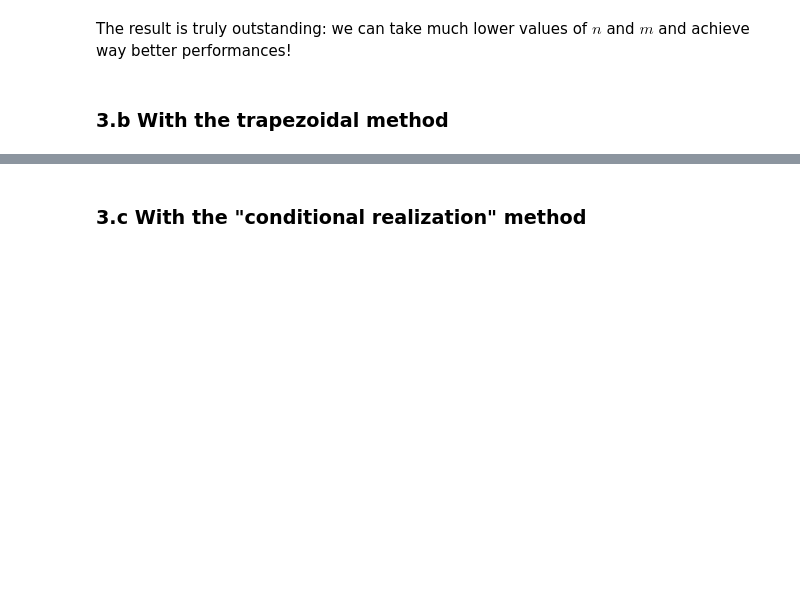
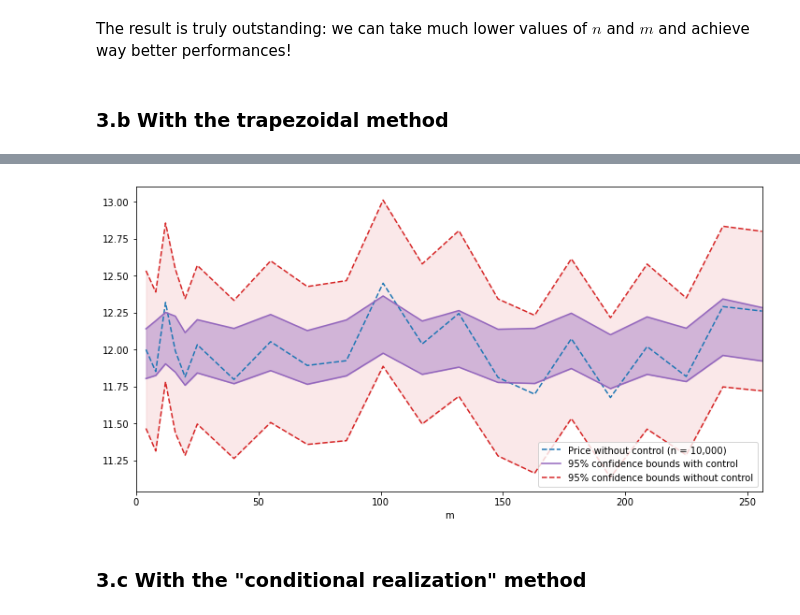
Before and after one commit to 20castro/Projet_MC, a Jupyter notebook: implementations/mc_approaches.ipynb, the cells around one changed output, grey strips where cells are left out. Cells and saved outputs as stored; diff of their text form; code cells hidden in the pictures; blank space fills up the shorter version.

```diff
--- a/implementations/mc_approaches.ipynb
+++ b/implementations/mc_approaches.ipynb
@@ -382,2 +407,30 @@ ax.legend(loc='lower right');
+# %%
+fixed_n, fixed_r, fixed_K, fixed_T, fixed_sigma, fixed_S0 = 10**4, .2, 120, 1, .7, 100
+
+ms = np.concatenate([np.linspace(4, 25, 6), np.linspace(40, 256, 15)]).astype('int')
+fixed = []
+for m in ms:
+    fixed.append(list(trapeze_control(fixed_n, m, fixed_r, fixed_sigma, fixed_K, fixed_T, fixed_S0)))
+fixed = np.array(fixed)
+
+fig, ax = plt.subplots(figsize=(12, 6))
+ax.plot(ms, fixed[:, 2], label=r'Price without control (n = 10,000)', color='tab:blue', linestyle='--')
+ax.plot(ms, fixed[:, 0] + fixed[:, 1], color='tab:purple', label=r'95% confidence bounds with control')
+ax.plot(ms, fixed[:, 0] - fixed[:, 1], color='tab:purple')
+ax.plot(ms, fixed[:, 2] + fixed[:, 3], color='tab:red', label=r'95% confidence bounds without control', linestyle='--')
+ax.plot(ms, fixed[:, 2] - fixed[:, 3], color='tab:red', linestyle='--')
+ax.fill_between(ms, fixed[:, 2] - fixed[:, 3], fixed[:, 2] + fixed[:, 3], color='tab:red', alpha=.1)
+ax.fill_between(ms, fixed[:, 0] - fixed[:, 1], fixed[:, 0] + fixed[:, 1], color='tab:purple', alpha=.4)
+ax.set_xlabel('m')
+ax.set_xlim(0, 256)
+# ax.set_ylim(4, 5.75)
+# ax.set_yticks(np.arange(4, 5.6, step=.5), np.arange(4, 5.6, step=.5))
+# ax.plot([4, 4], [4, 6], linestyle=':', color='darkgray')
+# ax.plot([ms[-13], ms[-13]], [4, 6], linestyle=':', color='darkgray')
+# ax.fill_between([4, ms[-13]], [4, 4], [6, 6], color='darkgray', alpha=.25)
+# ax.annotate(text='bias $\gg$ variance', xy=(18, 5.5))
+ax.legend(loc='lower right');
+# %% [output]
+[figure, added]
 # %% [markdown]
 ### 3.c With the "conditional realization" method
```
Also changed, not shown: parts of 11 cells of this notebook, 2 other files.
